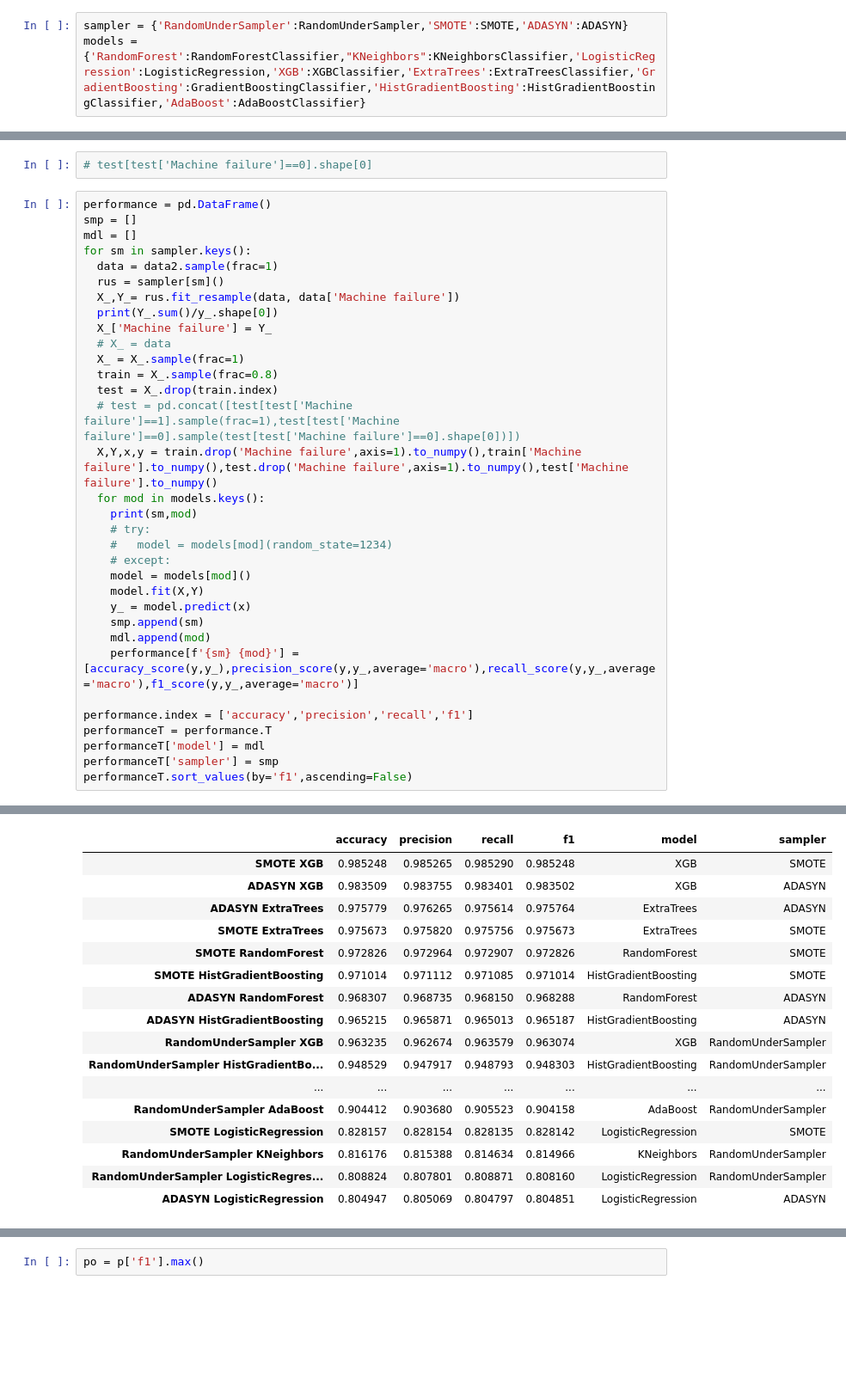
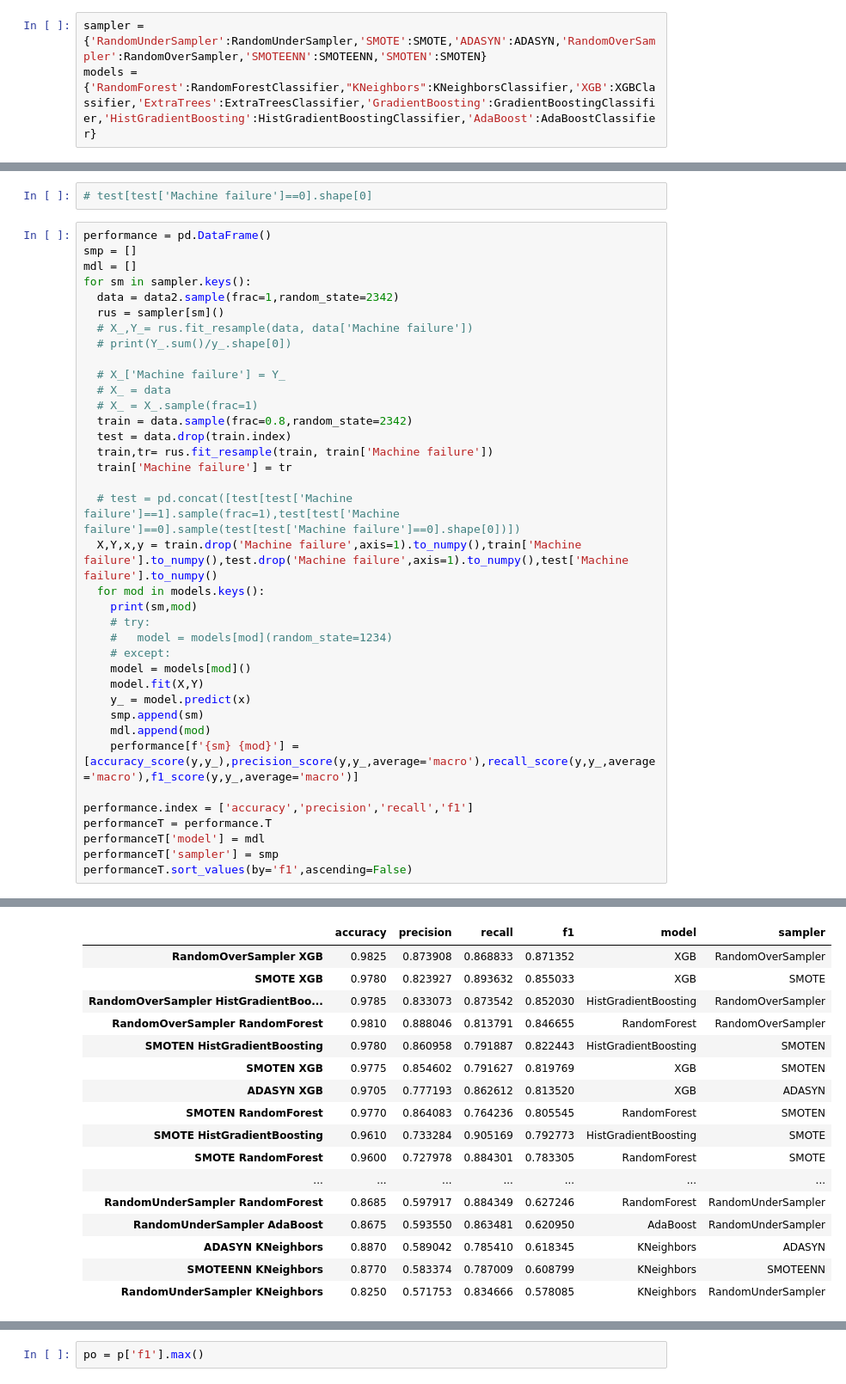
Before and after one commit to RedBatProject/Works, a Jupyter notebook: work_41.ipynb, the cells around one changed output, grey strips where cells are left out. Shown at 86% size. Saved outputs shown, nothing was run; the diff lists cells and outputs as text; blank space fills up the shorter version.

```diff
--- a/work_41.ipynb
+++ b/work_41.ipynb
@@ -184,8 +193,8 @@ from imblearn.combine import *
  'SMOTEENN': imblearn.combine._smote_enn.SMOTEENN,
  'SMOTEN': imblearn.over_sampling._smote.base.SMOTEN}
 # %%
-sampler = {'RandomUnderSampler':RandomUnderSampler,'SMOTE':SMOTE,'ADASYN':ADASYN}
-models = {'RandomForest':RandomForestClassifier,"KNeighbors":KNeighborsClassifier,'LogisticRegression':LogisticRegression,'XGB':XGBClassifier,'ExtraTrees':ExtraTreesClassifier,'GradientBoosting':GradientBoostingClassifier,'HistGradientBoosting':HistGradientBoostingClassifier,'AdaBoost':AdaBoostClassifier}
+sampler = {'RandomUnderSampler':RandomUnderSampler,'SMOTE':SMOTE,'ADASYN':ADASYN,'RandomOverSampler':RandomOverSampler,'SMOTEENN':SMOTEENN,'SMOTEN':SMOTEN}
+models = {'RandomForest':RandomForestClassifier,"KNeighbors":KNeighborsClassifier,'XGB':XGBClassifier,'ExtraTrees':ExtraTreesClassifier,'GradientBoosting':GradientBoostingClassifier,'HistGradientBoosting':HistGradientBoostingClassifier,'AdaBoost':AdaBoostClassifier}
 # %%
 # data2.columns
 # %%
@@ -199,15 +208,19 @@ performance = pd.DataFrame()
 smp = []
 mdl = []
 for sm in sampler.keys():
-  data = data2.sample(frac=1)
+  data = data2.sample(frac=1,random_state=2342)
   rus = sampler[sm]()
-  X_,Y_= rus.fit_resample(data, data['Machine failure'])
-  print(Y_.sum()/y_.shape[0])
-  X_['Machine failure'] = Y_
+  # X_,Y_= rus.fit_resample(data, data['Machine failure'])
+  # print(Y_.sum()/y_.shape[0])
+
+  # X_['Machine failure'] = Y_
   # X_ = data
-  X_ = X_.sample(frac=1)
-  train = X_.sample(frac=0.8)
-  test = X_.drop(train.index)
+  # X_ = X_.sample(frac=1)
+  train = data.sample(frac=0.8,random_state=2342)
+  test = data.drop(train.index)
+  train,tr= rus.fit_resample(train, train['Machine failure'])
+  train['Machine failure'] = tr
+
   # test = pd.concat([test[test['Machine failure']==1].sample(frac=1),test[test['Machine failure']==0].sample(test[test['Machine failure']==0].shape[0])])
   X,Y,x,y = train.drop('Machine failure',axis=1).to_numpy(),train['Machine failure'].to_numpy(),test.drop('Machine failure',axis=1).to_numpy(),test['Machine failure'].to_numpy()
   for mod in models.keys():
@@ -248,18 +261,18 @@ ADASYN AdaBoost
 |  | accuracy | precision | recall | f1 | model | sampler |
-| SMOTE XGB | 0.985248 | 0.985265 | 0.985290 | 0.985248 | XGB | SMOTE |
-| ADASYN XGB | 0.983509 | 0.983755 | 0.983401 | 0.983502 | XGB | ADASYN |
-| ADASYN ExtraTrees | 0.975779 | 0.976265 | 0.975614 | 0.975764 | ExtraTrees | ADASYN |
-| SMOTE ExtraTrees | 0.975673 | 0.975820 | 0.975756 | 0.975673 | ExtraTrees | SMOTE |
-| SMOTE RandomForest | 0.972826 | 0.972964 | 0.972907 | 0.972826 | RandomForest | SMOTE |
-| SMOTE HistGradientBoosting | 0.971014 | 0.971112 | 0.971085 | 0.971014 | HistGradientBoosting | SMOTE |
-| ADASYN RandomForest | 0.968307 | 0.968735 | 0.968150 | 0.968288 | RandomForest | ADASYN |
-| ADASYN HistGradientBoosting | 0.965215 | 0.965871 | 0.965013 | 0.965187 | HistGradientBoosting | ADASYN |
-| RandomUnderSampler XGB | 0.963235 | 0.962674 | 0.963579 | 0.963074 | XGB | RandomUnderSampler |
-| RandomUnderSampler HistGradientBo... | 0.948529 | 0.947917 | 0.948793 | 0.948303 | HistGradientBoosting | RandomUnderSampler |
+| RandomOverSampler XGB | 0.9825 | 0.873908 | 0.868833 | 0.871352 | XGB | RandomOverSampler |
+| SMOTE XGB | 0.9780 | 0.823927 | 0.893632 | 0.855033 | XGB | SMOTE |
+| RandomOverSampler HistGradientBoo... | 0.9785 | 0.833073 | 0.873542 | 0.852030 | HistGradientBoosting | RandomOverSampler |
+| RandomOverSampler RandomForest | 0.9810 | 0.888046 | 0.813791 | 0.846655 | RandomForest | RandomOverSampler |
+| SMOTEN HistGradientBoosting | 0.9780 | 0.860958 | 0.791887 | 0.822443 | HistGradientBoosting | SMOTEN |
+| SMOTEN XGB | 0.9775 | 0.854602 | 0.791627 | 0.819769 | XGB | SMOTEN |
+| ADASYN XGB | 0.9705 | 0.777193 | 0.862612 | 0.813520 | XGB | ADASYN |
+| SMOTEN RandomForest | 0.9770 | 0.864083 | 0.764236 | 0.805545 | RandomForest | SMOTEN |
+| SMOTE HistGradientBoosting | 0.9610 | 0.733284 | 0.905169 | 0.792773 | HistGradientBoosting | SMOTE |
+| SMOTE RandomForest | 0.9600 | 0.727978 | 0.884301 | 0.783305 | RandomForest | SMOTE |
 | ... | ... | ... | ... | ... | ... | ... |
-| RandomUnderSampler AdaBoost | 0.904412 | 0.903680 | 0.905523 | 0.904158 | AdaBoost | RandomUnderSampler |
-| SMOTE LogisticRegression | 0.828157 | 0.828154 | 0.828135 | 0.828142 | LogisticRegression | SMOTE |
-| RandomUnderSampler KNeighbors | 0.816176 | 0.815388 | 0.814634 | 0.814966 | KNeighbors | RandomUnderSampler |
-| RandomUnderSampler LogisticRegres... | 0.808824 | 0.807801 | 0.808871 | 0.808160 | LogisticRegression | RandomUnderSampler |
-| ADASYN LogisticRegression | 0.804947 | 0.805069 | 0.804797 | 0.804851 | LogisticRegression | ADASYN |
+| RandomUnderSampler RandomForest | 0.8685 | 0.597917 | 0.884349 | 0.627246 | RandomForest | RandomUnderSampler |
+| RandomUnderSampler AdaBoost | 0.8675 | 0.593550 | 0.863481 | 0.620950 | AdaBoost | RandomUnderSampler |
+| ADASYN KNeighbors | 0.8870 | 0.589042 | 0.785410 | 0.618345 | KNeighbors | ADASYN |
+| SMOTEENN KNeighbors | 0.8770 | 0.583374 | 0.787009 | 0.608799 | KNeighbors | SMOTEENN |
+| RandomUnderSampler KNeighbors | 0.8250 | 0.571753 | 0.834666 | 0.578085 | KNeighbors | RandomUnderSampler |
 # %%
```
Also changed, not shown: parts of 31 cells of this notebook.
